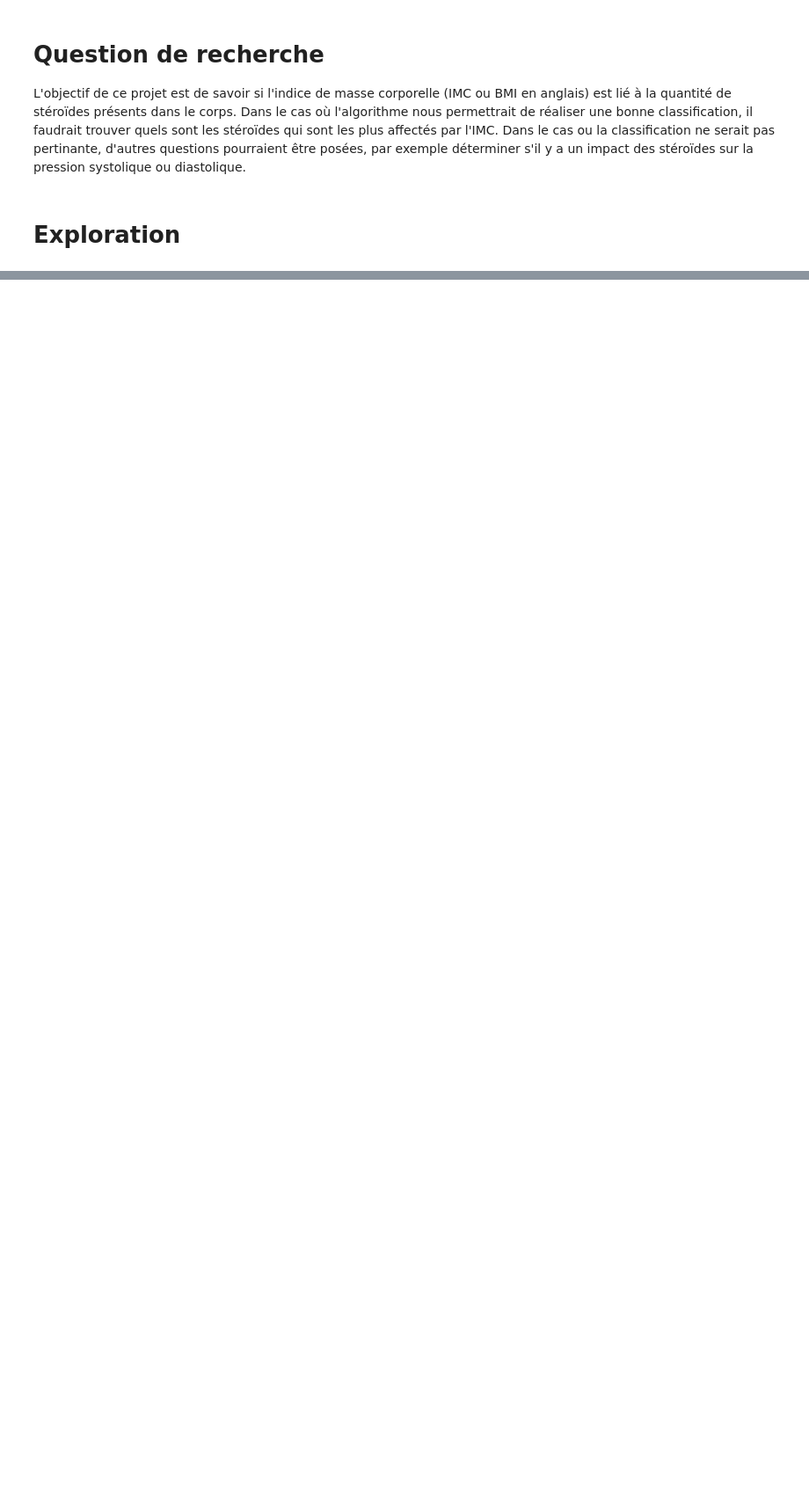
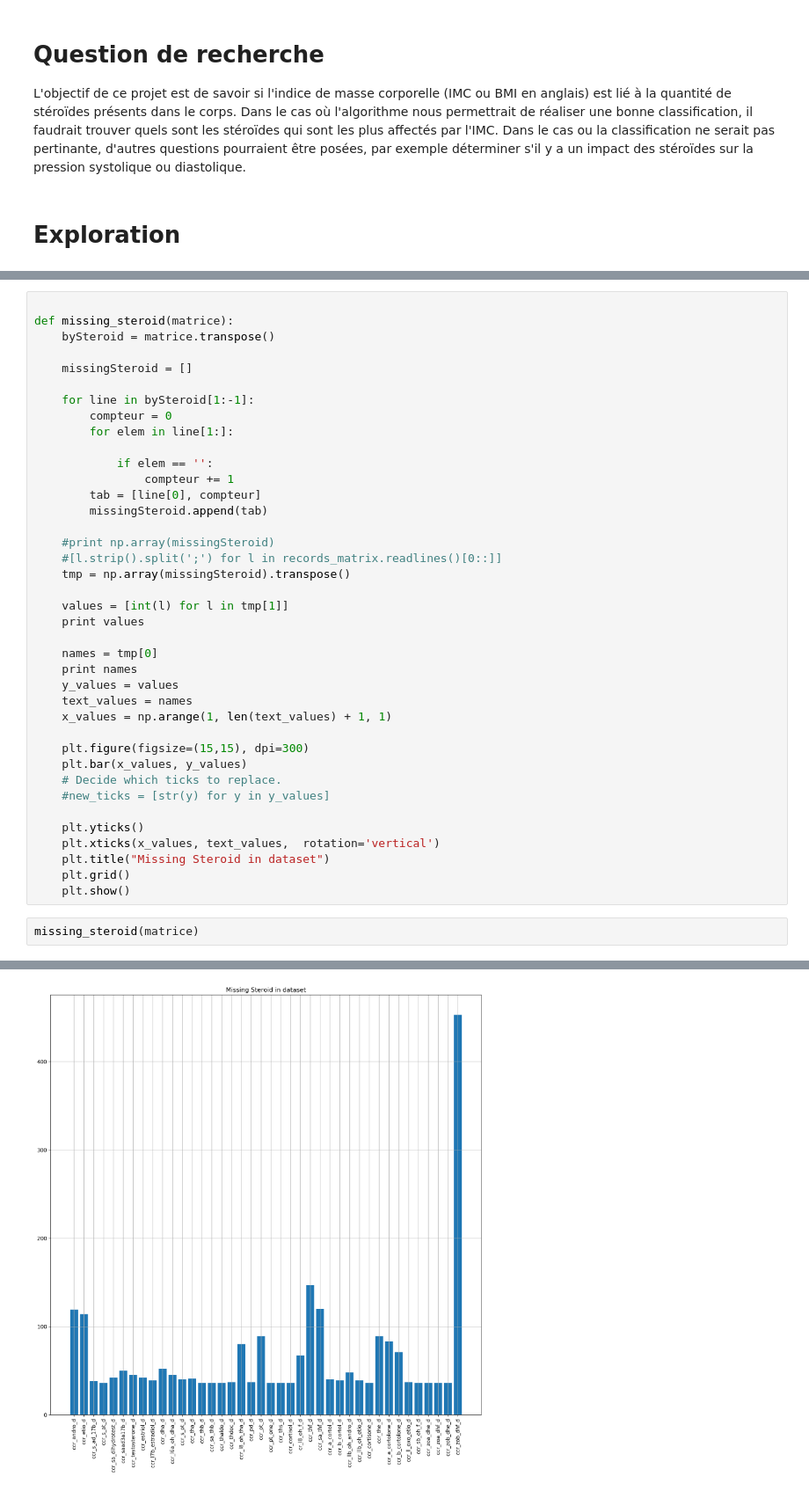
Before and after one commit to simon-baehler/LFA-Steroide, a Jupyter notebook: LFA_Projet_Baehler_Schowing.ipynb, the cells around one changed output, grey strips where cells are left out. Shown at 88% size. Cells and saved outputs as stored; diff of their text form; blank space fills up the shorter version.

```diff
--- a/LFA_Projet_Baehler_Schowing.ipynb
+++ b/LFA_Projet_Baehler_Schowing.ipynb
@@ -158,0 +145,42 @@ plt.show()
+# %%
+
+def missing_steroid(matrice):
+    bySteroid = matrice.transpose()
+
+    missingSteroid = []
+
+    for line in bySteroid[1:-1]:
+        compteur = 0
+        for elem in line[1:]:
+
+            if elem == '':
+                compteur += 1
+        tab = [line[0], compteur]
+        missingSteroid.append(tab)
+
+    #print np.array(missingSteroid)
+    #[l.strip().split(';') for l in records_matrix.readlines()[0::]]
+    tmp = np.array(missingSteroid).transpose()
+
+    values = [int(l) for l in tmp[1]]
+    print values
+
+    names = tmp[0]
+    print names
+    y_values = values
+    text_values = names
+    x_values = np.arange(1, len(text_values) + 1, 1)
+
+    plt.figure(figsize=(15,15), dpi=300)
+    plt.bar(x_values, y_values)
+    # Decide which ticks to replace.
+    #new_ticks = [str(y) for y in y_values]
+
+    plt.yticks()
+    plt.xticks(x_values, text_values,  rotation='vertical')
+    plt.title("Missing Steroid in dataset")
+    plt.grid()
+    plt.show()
+# %%
+missing_steroid(matrice)
+# %% [output]
@@ -158,0 +198 @@ plt.show()
+[figure, added]
```
Also changed, not shown: parts of 6 cells of this notebook.
